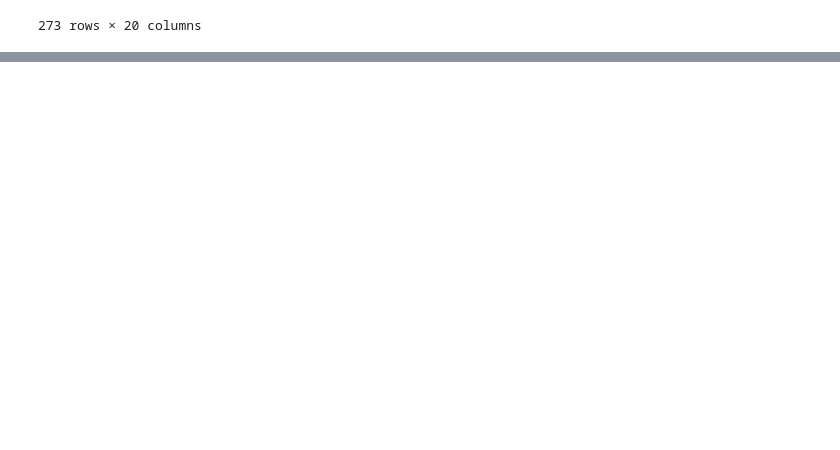
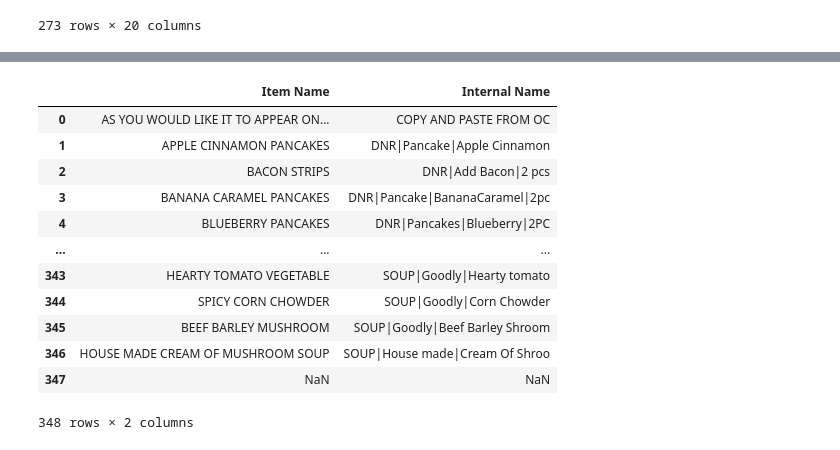
Before and after one commit to VivaanWadhwa/environmental-dashboard, a Jupyter notebook: public/visualisations.ipynb, the cells around one changed output, grey strips where cells are left out. Cells and saved outputs as stored; diff of their text form; code cells hidden in the pictures; blank space fills up the shorter version.

```diff
--- a/public/visualisations.ipynb
+++ b/public/visualisations.ipynb
@@ -375,0 +411,21 @@ visualisations
+# %%
+signage_feast = pd.read_excel("signage_feast.xlsx")
+signage_feast.drop_duplicates(inplace=True)
+signage_feast.dropna(subset=["Station Name"], inplace=True)
+signage_feast = signage_feast[["Item Name", "Internal Name"]]
+signage_feast.reset_index(drop=True, inplace=True)
+signage_feast
+# %% [output]
+|  | Item Name | Internal Name |
+| 0 | AS YOU WOULD LIKE IT TO APPEAR ON... | COPY AND PASTE FROM OC |
+| 1 | APPLE CINNAMON PANCAKES | DNR|Pancake|Apple Cinnamon |
+| 2 | BACON STRIPS | DNR|Add Bacon|2 pcs |
+| 3 | BANANA CARAMEL PANCAKES | DNR|Pancake|BananaCaramel|2pc |
+| 4 | BLUEBERRY PANCAKES | DNR|Pancakes|Blueberry|2PC |
+| ... | ... | ... |
+| 343 | HEARTY TOMATO VEGETABLE | SOUP|Goodly|Hearty tomato |
+| 344 | SPICY CORN CHOWDER | SOUP|Goodly|Corn Chowder |
+| 345 | BEEF BARLEY MUSHROOM | SOUP|Goodly|Beef Barley Shroom |
+| 346 | HOUSE MADE CREAM OF MUSHROOM SOUP | SOUP|House made|Cream Of Shroo |
+| 347 | NaN | NaN |
+348 rows × 2 columns
```
Also changed, not shown: parts of 9 cells of this notebook, 5 other files.
